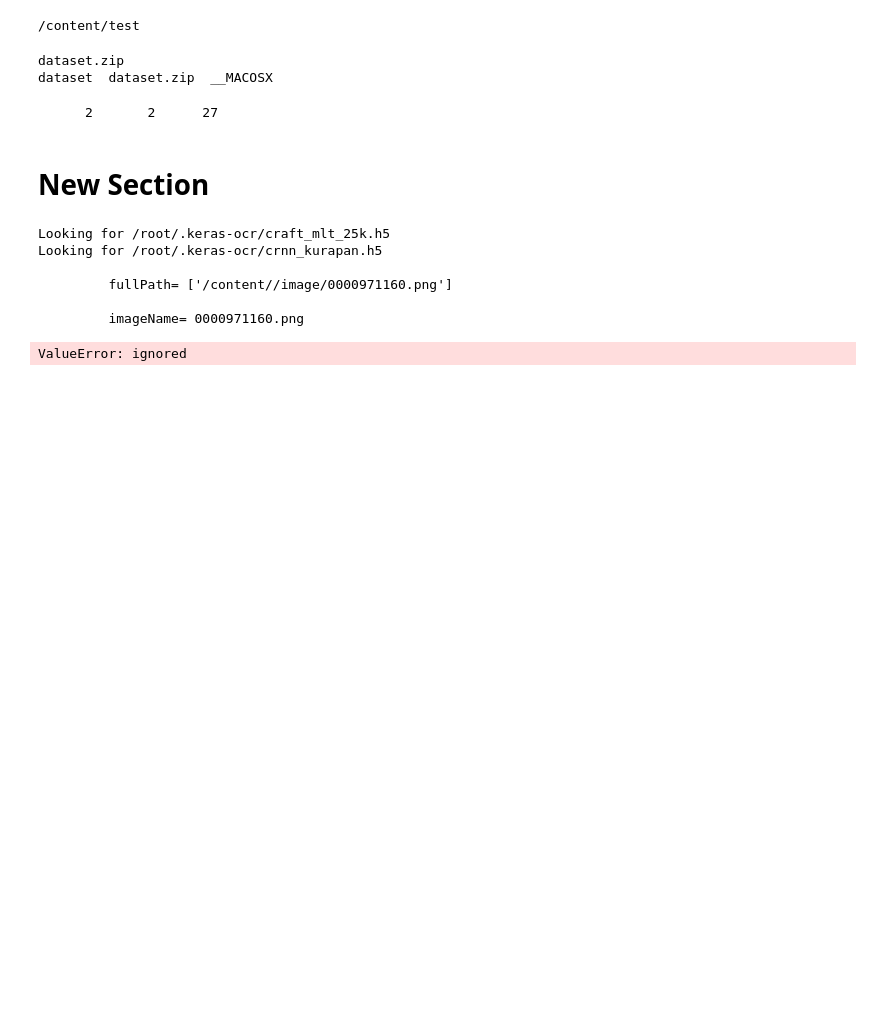
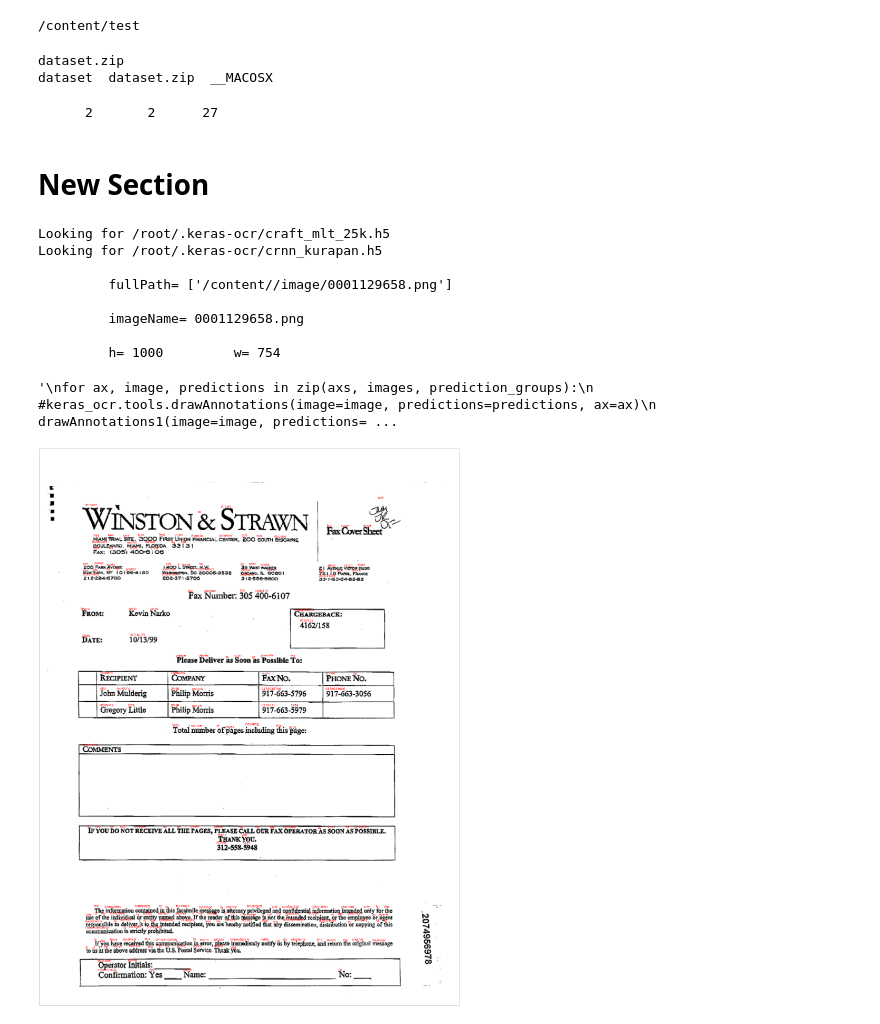
Before and after one commit to AniketGurav/AI_DocumentLayoutAnalysis, a Jupyter notebook: crafting.ipynb, the cells around one changed output. Cells and saved outputs as stored; diff of their text form; code cells hidden in the pictures; blank space fills up the shorter version.

```diff
--- a/crafting.ipynb
+++ b/crafting.ipynb
@@ -339,7 +339,7 @@ def drawBoxes(image, boxes, color=(255, 0, 0), thickness=1, boxes_format='predic
     return image#canvas
 #  drawAnnotations1(image=images[0],fig,imageName,predictions=sample,ax=axs)
 
-def drawAnnotations1(image, fig,imageName,predictions,ax=None):
+def drawAnnotations1(image,fig,imageName,predictions,ax=None):
     """Draw text annotations onto image.
 
     Args:
@@ -384,8 +384,8 @@ def drawAnnotations1(image, fig,imageName,predictions,ax=None):
                         fontsize=24
 
                         )
-    cv2.imwrite("/content/outPut//"+imageName,image)
-    #plt.save("/content/outPut//"+imageName)
+    #cv2.imwrite("/content/outPut//"+imageName,image)
+    plt.savefig("/content/outPut//"+imageName)
     #fig.savefig("/content/outPut//"+imageName)
     return ax
 
@@ -405,33 +405,36 @@ print("\n\t h=",h,"\t w=",w)
 fig,axs = plt.subplots(nrows=1, figsize=(100, 80))
 #ax.plot(x, y, label='$y = numbers')
 #plt.title('Legend inside')
 #ax.legend()
 #plt.show()
 
 #fig.savefig('plot.png')
 '''
 '''
 
 
 #print("\n\t predictions=",predictions)
 
 for indx,sample in enumerate(prediction_groups):
   # for indx1,sample1 in enumerate(sample):
   #   print("\n\t indx1=",indx1,"\t sample1=",sample1)
   drawAnnotations1(images[0],fig,imageName,predictions=sample,ax=axs)
 
 
 #drawAnnotations1(image=images, predictions=prediction_groups, ax=axs)
 '''
 for ax, image, predictions in zip(axs, images, prediction_groups):
     #keras_ocr.tools.drawAnnotations(image=image, predictions=predictions, ax=ax)
     drawAnnotations1(image=image, predictions=predictions, ax=ax)
 '''
 # %% [output]
 Looking for /root/.keras-ocr/craft_mlt_25k.h5
 Looking for /root/.keras-ocr/crnn_kurapan.h5
 
-         fullPath= ['/content//image/0000971160.png']
+         fullPath= ['/content//image/0001129658.png']
 
-         imageName= 0000971160.png
+         imageName= 0001129658.png
+
+         h= 1000         w= 754
-ValueError: ignored
+'\nfor ax, image, predictions in zip(axs, images, prediction_groups):\n    #keras_ocr.tools.drawAnnotations(image=image, predictions=predictions, ax=ax)\n    drawAnnotations1(image=image, predictions= ...
+[figure, added]
```
